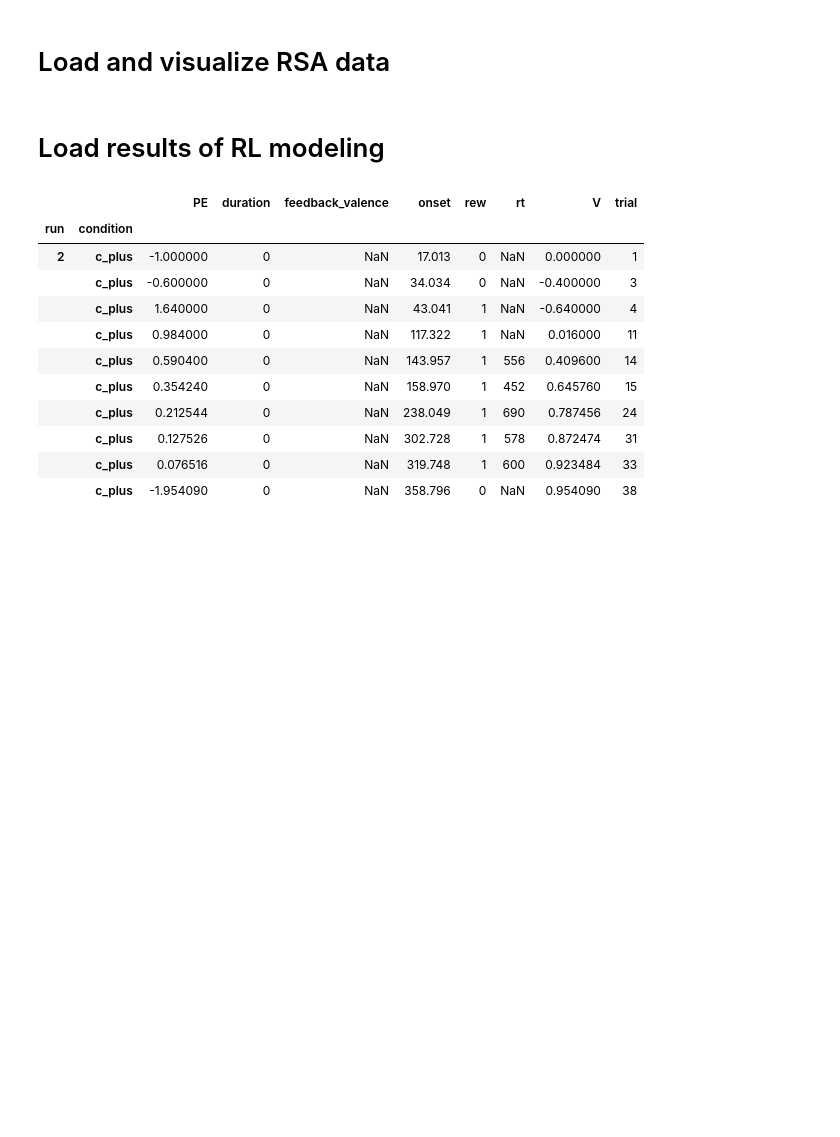
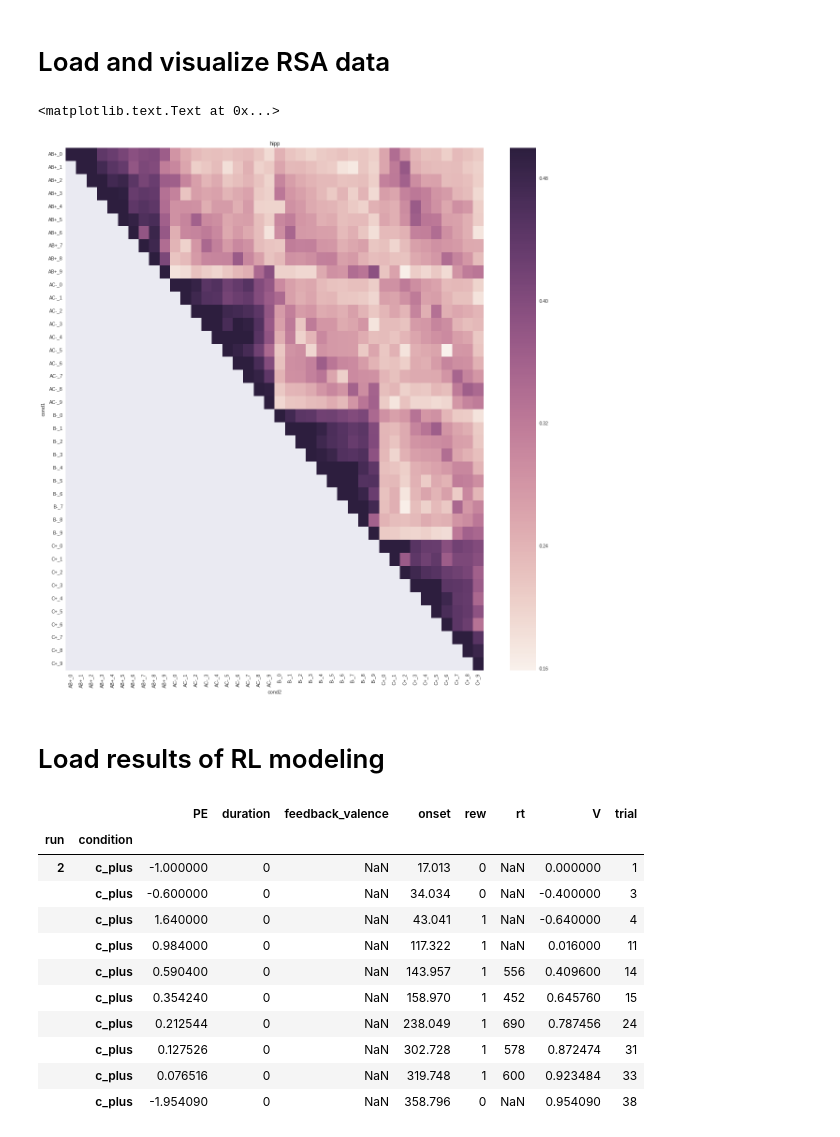
Before and after one commit to iancballard/fd_fmri, a Jupyter notebook: RSA_LDc.ipynb, the cells around one changed output. Drawn from its saved outputs; the diff is of its cells as text; code cells hidden in the pictures; blank space fills up the shorter version.

```diff
--- a/RSA_LDc.ipynb
+++ b/RSA_LDc.ipynb
@@ -345,12 +359,15 @@ fig_rsas = fig_rsas.set_index(['mask','run','sub'])
 # %%
 roi = 'hipp'
 run = 2
 sns.set(rc={"figure.figsize": (20, 20)})
 mean_rsa = fig_rsas.loc[roi,run].groupby(['cond1','cond2']).mean()
 mean_rsa = mean_rsa.unstack()['corr']
-sns.heatmap(mean_rsa, vmax = .3)
+sns.heatmap(mean_rsa, vmax = .5)
 plt.title(roi)
-# plt.savefig('/home/iballard/Dropbox/fd/figs/' + roi + '_test_RSA.png')
+# plt.savefig('/home/iballard/Dropbox/fd/figs/' + roi + '_shuffled_covariance.png')
+# %% [output]
+<matplotlib.text.Text at 0x...>
+[figure, added]
 # %% [markdown]
 # Load results of RL modeling
 # %%
```
Also changed, not shown: parts of 16 cells of this notebook.
